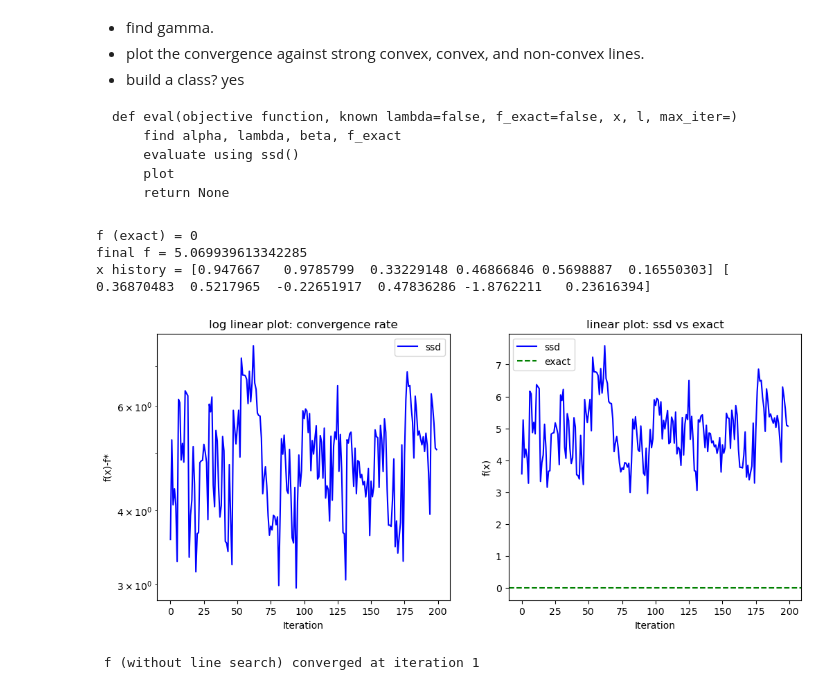
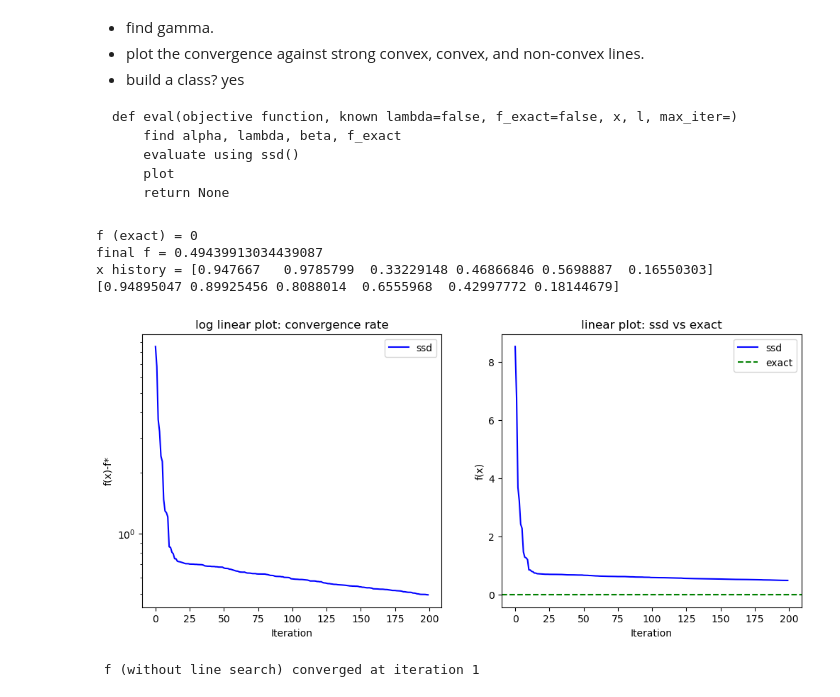
Before and after one commit to rileywuisme/Derivative-Free-Optimization-methods, a Jupyter notebook: SSD.ipynb, the cells around one changed output. Drawn from its saved outputs; the diff is of its cells as text; code cells hidden in the pictures.

```diff
--- a/SSD.ipynb
+++ b/SSD.ipynb
@@ -216,43 +216,43 @@ def eval(ObjFnc, x, l, lam=None, sol_np=None, conv='', gamma=None):
     #                         interval=150, blit=False)
     #     ani.save("ssd_3d.gif", writer="pillow", fps=10)
     #     plt.show()
 
     # animate_3d(ObjFnc, x_history, result, f_exact)
 
     return None
 
 '''testing'''
 key = jax.random.PRNGKey(0)
 x = jax.random.uniform(key, shape=(6))
 
 # # evaluate quadratic
 # key = jax.random.PRNGKey(0)
 # A = np.random.randn(4,4)
 # A = A@A.T + 0.1 * np.eye(4)#A needs to be positive definite
 # print(A)
 # b = np.array([2, 4, 1, 3])
 # quad = lambda x: (0.5) * x.T @ A @ x - b.T @ x
 # eval(quad, x, 2, lam = linalg.norm(A, ord=2), conv = "strong convex")
 
-# # #non-convex function: Rosenbrock. Need to look into non-convex function convergence.
-# rosen = lambda x: sum(100*(x[i+1] - x[i]**2)**2 + (1 - x[i])**2
-#                   for i in range(len(x)-1))
-# eval(rosen, x, 2, sol_np=np.array(0))
+#non-convex function: Rosenbrock. Need to look into non-convex function convergence.
+rosen = lambda x: sum(100*(x[i+1] - x[i]**2)**2 + (1 - x[i])**2
+                  for i in range(len(x)-1))
+eval(rosen, x, 2, sol_np=np.array(0))
 
 # # convex function: sphere
 # sphere = lambda x: sum(x[i]**2 for i in range(len(x)-1))
 # #find lambda and gamma by hand
 # eval(sphere, x, 2, lam=2, gamma=2, sol_np=np.array(0), conv="convex")
 
-#ackley function: non-convex
-ackley = lambda x: -20 * jnp.exp(-0.2 * jnp.sqrt(np.mean(x**2))) - jnp.exp(np.mean(jnp.cos(2 * np.pi * x))) + 20 + jnp.e
-eval(ackley, x, 2, sol_np=np.array(0), conv="nonconvex")
+# #ackley function: non-convex
+# ackley = lambda x: -20 * jnp.exp(-0.2 * jnp.sqrt(np.mean(x**2))) - jnp.exp(np.mean(jnp.cos(2 * np.pi * x))) + 20 + jnp.e
+# eval(ackley, x, 2, sol_np=np.array(0), conv="nonconvex")
 #ackley function seems to be stuck in the local min and doesn't converge to global min, is that to be expected or not?
 # %% [output]
 f (exact) = 0
-final f = 5.069939613342285
-x history = [0.947667   0.9785799  0.33229148 0.46866846 0.5698887  0.16550303] [ 0.36870483  0.5217965  -0.22651917  0.47836286 -1.8762211   0.23616394]
+final f = 0.49439913034439087
+x history = [0.947667   0.9785799  0.33229148 0.46866846 0.5698887  0.16550303] [0.94895047 0.89925456 0.8088014  0.6555968  0.42997772 0.18144679]
-[figure, old version]
+[figure, new version]
 # %%
 #newton's method w/o line search: alpha = 1
 def newton(x0, f, max_iter=100, tol=1e-6):
```
